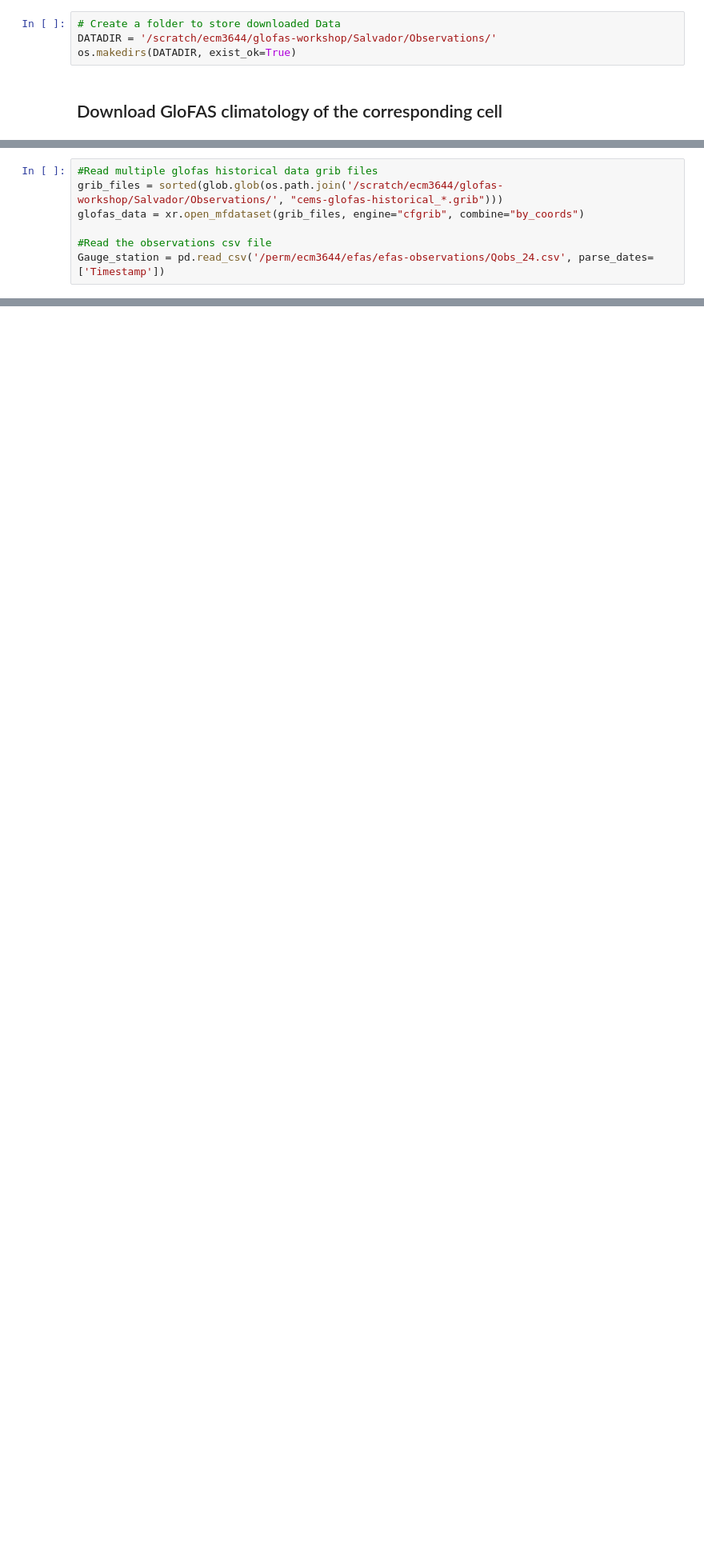
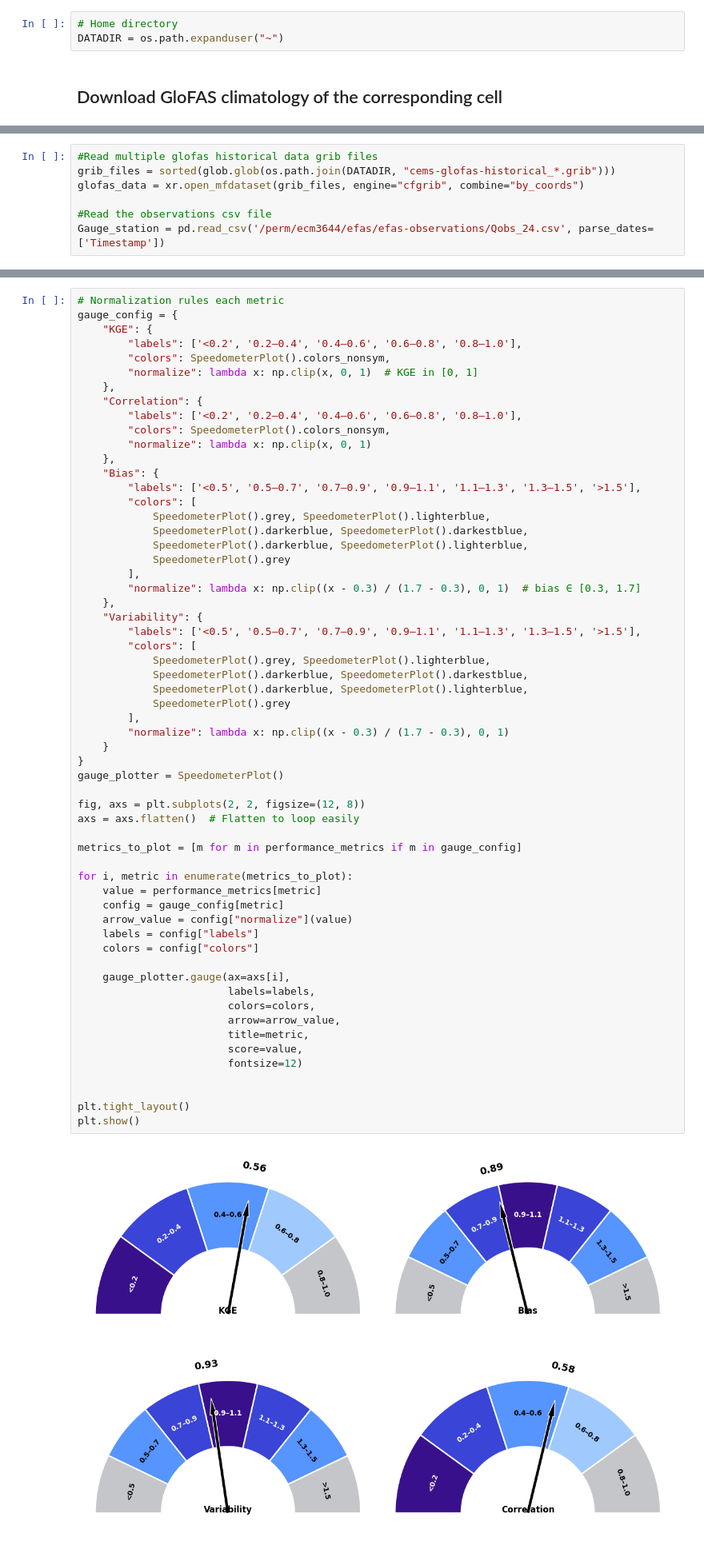
Before and after one commit to Simow-az/2025-Glofas-Annual-Meeting, a Jupyter notebook: CEMS Global Flood meeting-session 2 part 3 - Observations VS Simulations.ipynb, the cells around one changed output, grey strips where cells are left out. Shown at 80% size. Drawn from its saved outputs; the diff is of its cells as text; blank space fills up the shorter version.

```diff
--- a/CEMS Global Flood meeting-session 2 part 3 - Observations VS Simulations.ipynb
+++ b/CEMS Global Flood meeting-session 2 part 3 - Observations VS Simulations.ipynb
@@ -83,9 +77,8 @@ warnings.simplefilter("ignore", category=RuntimeWarning)
 from scipy.stats import pearsonr
 from scipy.stats import gumbel_r
 # %%
-# Create a folder to store downloaded Data
-DATADIR = '/scratch/ecm3644/glofas-workshop/Salvador/Observations/'
-os.makedirs(DATADIR, exist_ok=True)
+# Home directory
+DATADIR = os.path.expanduser("~")
 # %% [markdown]
 ## Download GloFAS climatology of the corresponding cell
 # %%
@@ -125,6 +110,6 @@ KeyboardInterrupt:
 # %%
 #Read multiple glofas historical data grib files
-grib_files = sorted(glob.glob(os.path.join('/scratch/ecm3644/glofas-workshop/Salvador/Observations/', "cems-glofas-historical_*.grib")))
+grib_files = sorted(glob.glob(os.path.join(DATADIR, "cems-glofas-historical_*.grib")))
 glofas_data = xr.open_mfdataset(grib_files, engine="cfgrib", combine="by_coords")
 
 #Read the observations csv file
@@ -259 +270,62 @@ plt.show()
+# %%
+# Normalization rules each metric
+gauge_config = {
+    "KGE": {
+        "labels": ['<0.2', '0.2–0.4', '0.4–0.6', '0.6–0.8', '0.8–1.0'],
+        "colors": SpeedometerPlot().colors_nonsym,
+        "normalize": lambda x: np.clip(x, 0, 1)  # KGE in [0, 1]
+    },
+    "Correlation": {
+        "labels": ['<0.2', '0.2–0.4', '0.4–0.6', '0.6–0.8', '0.8–1.0'],
+        "colors": SpeedometerPlot().colors_nonsym,
+        "normalize": lambda x: np.clip(x, 0, 1)
+    },
+    "Bias": {
+        "labels": ['<0.5', '0.5–0.7', '0.7–0.9', '0.9–1.1', '1.1–1.3', '1.3–1.5', '>1.5'],
+        "colors": [
+            SpeedometerPlot().grey, SpeedometerPlot().lighterblue,
+            SpeedometerPlot().darkerblue, SpeedometerPlot().darkestblue,
+            SpeedometerPlot().darkerblue, SpeedometerPlot().lighterblue,
+            SpeedometerPlot().grey
+        ],
+        "normalize": lambda x: np.clip((x - 0.3) / (1.7 - 0.3), 0, 1)  # bias ∈ [0.3, 1.7]
+    },
+    "Variability": {
+        "labels": ['<0.5', '0.5–0.7', '0.7–0.9', '0.9–1.1', '1.1–1.3', '1.3–1.5', '>1.5'],
+        "colors": [
+            SpeedometerPlot().grey, SpeedometerPlot().lighterblue,
+            SpeedometerPlot().darkerblue, SpeedometerPlot().darkestblue,
+            SpeedometerPlot().darkerblue, SpeedometerPlot().lighterblue,
+            SpeedometerPlot().grey
+        ],
+        "normalize": lambda x: np.clip((x - 0.3) / (1.7 - 0.3), 0, 1)
+    }
+}
+gauge_plotter = SpeedometerPlot()
+
+fig, axs = plt.subplots(2, 2, figsize=(12, 8))
+axs = axs.flatten()  # Flatten to loop easily
+
+metrics_to_plot = [m for m in performance_metrics if m in gauge_config]
+
+for i, metric in enumerate(metrics_to_plot):
+    value = performance_metrics[metric]
+    config = gauge_config[metric]
+    arrow_value = config["normalize"](value)
+    labels = config["labels"]
+    colors = config["colors"]
+
+    gauge_plotter.gauge(ax=axs[i],
+                        labels=labels,
+                        colors=colors,
+                        arrow=arrow_value,
+                        title=metric,
+                        score=value,
+                        fontsize=12)
+
+
+plt.tight_layout()
+plt.show()
+# %% [output]
+[figure, added]
 # %% [markdown]
```
Also changed, not shown: parts of 22 cells of this notebook, 3 other files.
